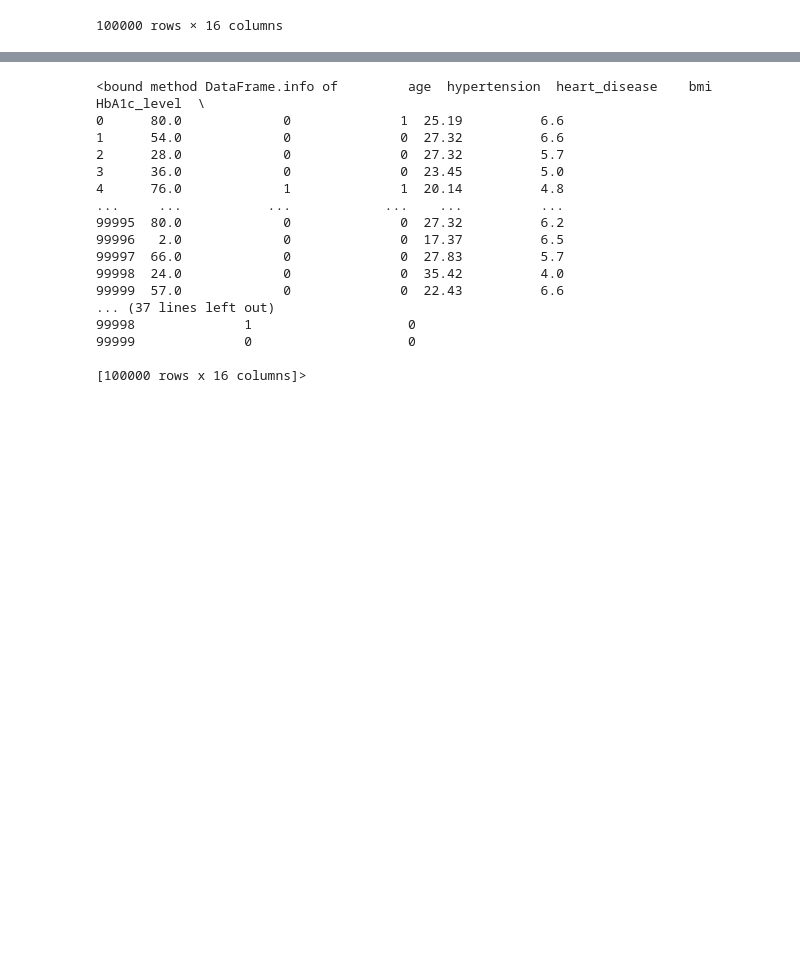
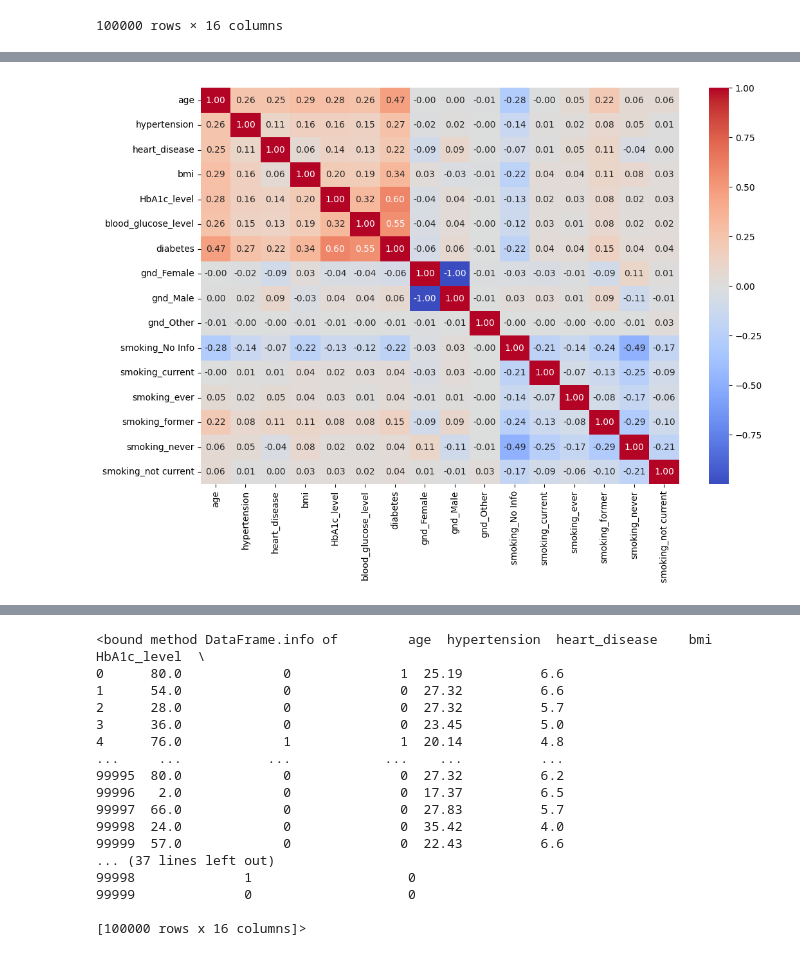
Before and after one commit to cenixeriadev/DiabetesPredictorWeb, a Jupyter notebook: models-ri-ml/prueba.ipynb, the cells around one changed output, grey strips where cells are left out. Saved outputs shown, nothing was run; the diff lists cells and outputs as text; code cells hidden in the pictures; blank space fills up the shorter version.

```diff
--- a/models-ri-ml/prueba.ipynb
+++ b/models-ri-ml/prueba.ipynb
@@ -106,0 +129,6 @@ dataset
+# %%
+subset = dataset[dataset['diabetes'] == 0].head(12000)# Create a balanced dataset by taking the last 12000 samples of the negative class
+subset
+subset2 = dataset[dataset['diabetes'] == 1]
+diabetes_data2 = pd.concat([subset, subset2])
+diabetes_data2
@@ -106,0 +155,6 @@ dataset
+# %%
+plt.figure(figsize=(12, 8))
+sns.heatmap(diabetes_data2.select_dtypes(["int64", "float64"]).corr(), fmt=".2f", cmap="coolwarm", annot=True)
+plt.show()
+# %% [output]
+[figure, added]
```
Also changed, not shown: parts of 16 cells of this notebook.
